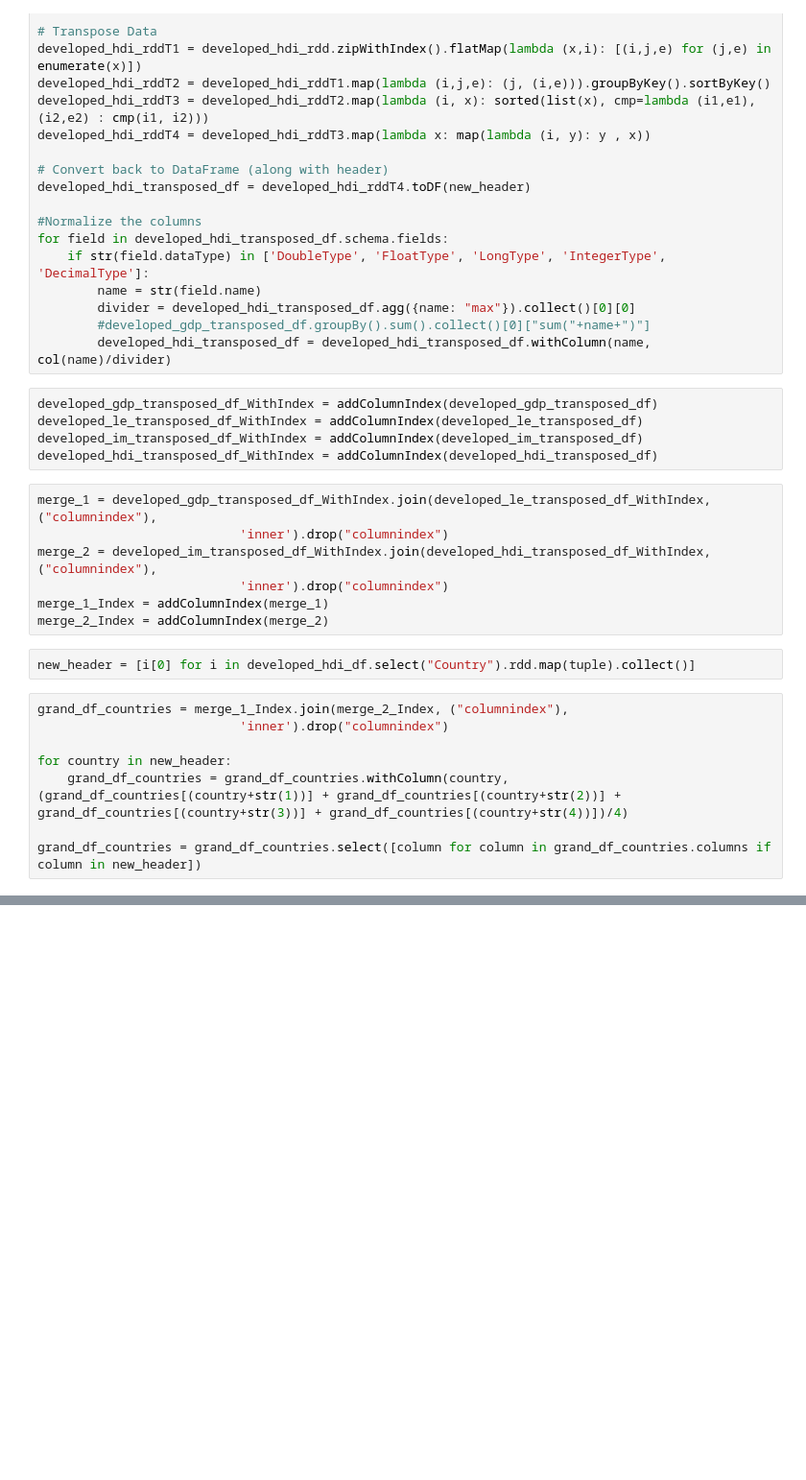
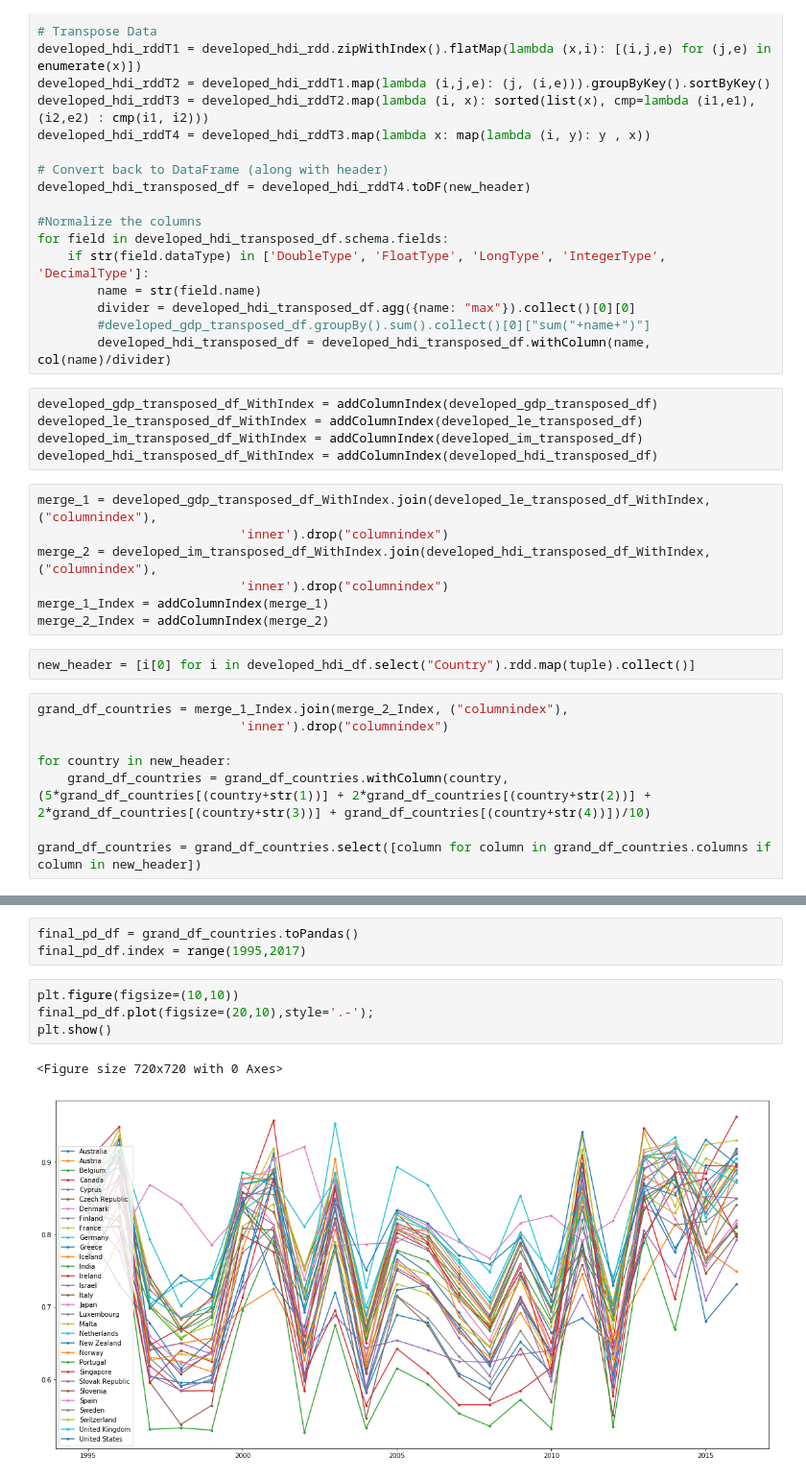
Before and after one commit to Sid231/India-Developed-Country-2020, a Jupyter notebook: Spark_Developed_countries_visual.ipynb, the cells around one changed output, grey strips where cells are left out. Shown: that part at 96% size. Drawn from its saved outputs; the diff is of its cells as text; blank space fills up the shorter version.

```diff
--- a/Spark_Developed_countries_visual.ipynb
+++ b/Spark_Developed_countries_visual.ipynb
@@ -214,6 +219,6 @@ grand_df_countries = merge_1_Index.join(merge_2_Index, ("columnindex"),
                            'inner').drop("columnindex")
 
 for country in new_header:
-    grand_df_countries = grand_df_countries.withColumn(country, (grand_df_countries[(country+str(1))] + grand_df_countries[(country+str(2))] + grand_df_countries[(country+str(3))] + grand_df_countries[(country+str(4))])/4)
+    grand_df_countries = grand_df_countries.withColumn(country, (5*grand_df_countries[(country+str(1))] + 2*grand_df_countries[(country+str(2))] + 2*grand_df_countries[(country+str(3))] + grand_df_countries[(country+str(4))])/10)
 
 grand_df_countries = grand_df_countries.select([column for column in grand_df_countries.columns if column in new_header])
@@ -223,0 +237,10 @@ print((grand_df_countries.count(), len(grand_df_countries.columns)))
+# %%
+final_pd_df = grand_df_countries.toPandas()
+final_pd_df.index = range(1995,2017)
+# %%
+plt.figure(figsize=(10,10))
+final_pd_df.plot(figsize=(20,10),style='.-');
+plt.show()
+# %% [output]
+<Figure size 720x720 with 0 Axes>
+[figure, added]
```
Also changed, not shown: parts of 6 cells of this notebook, 27 other files.
